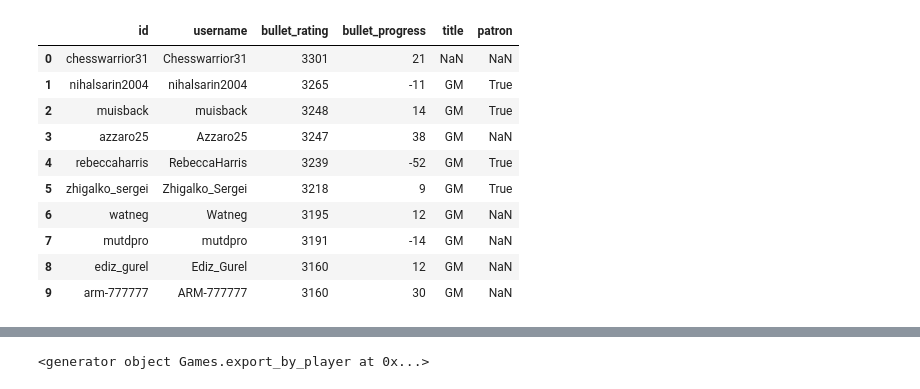
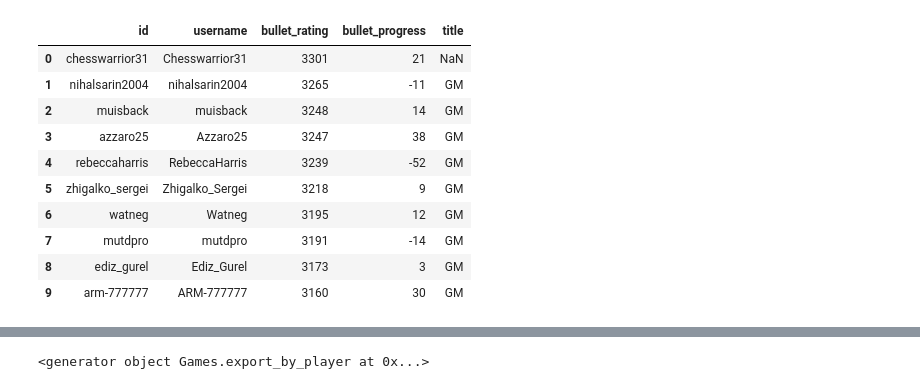
Before and after one commit to julam9/Scrapping-Lichess, a Jupyter notebook: notebook_explorer/data_process.ipynb, the cells around one changed output, grey strips where cells are left out. Cells and saved outputs as stored; diff of their text form; code cells hidden in the pictures.

```diff
--- a/notebook_explorer/data_process.ipynb
+++ b/notebook_explorer/data_process.ipynb
@@ -33,16 +18,0 @@ top10_players = client.users.get_all_top_10()
-# %%
-# top bullet
-top10_bullet = pd.json_normalize(top10_players, record_path="bullet").rename(columns={"perfs.bullet.rating" : "bullet_rating", "perfs.bullet.progress" : "bullet_progress"})
-top10_bullet
-# %% [output]
-|  | id | username | bullet_rating | bullet_progress | title | patron |
-| 0 | chesswarrior31 | Chesswarrior31 | 3301 | 21 | NaN | NaN |
-| 1 | nihalsarin2004 | nihalsarin2004 | 3265 | -11 | GM | True |
-| 2 | muisback | muisback | 3248 | 14 | GM | True |
-| 3 | azzaro25 | Azzaro25 | 3247 | 38 | GM | NaN |
-| 4 | rebeccaharris | RebeccaHarris | 3239 | -52 | GM | True |
-| 5 | zhigalko_sergei | Zhigalko_Sergei | 3218 | 9 | GM | True |
-| 6 | watneg | Watneg | 3195 | 12 | GM | NaN |
-| 7 | mutdpro | mutdpro | 3191 | -14 | GM | NaN |
-| 8 | ediz_gurel | Ediz_Gurel | 3160 | 12 | GM | NaN |
-| 9 | arm-777777 | ARM-777777 | 3160 | 30 | GM | NaN |
@@ -49,2 +35,18 @@ top10_bullet
+# %%
+# top bullet
+top10_bullet = get_top10_players("bullet")
+top10_bullet
+# %% [output]
+|  | id | username | bullet_rating | bullet_progress | title |
+| 0 | chesswarrior31 | Chesswarrior31 | 3301 | 21 | NaN |
+| 1 | nihalsarin2004 | nihalsarin2004 | 3265 | -11 | GM |
+| 2 | muisback | muisback | 3248 | 14 | GM |
+| 3 | azzaro25 | Azzaro25 | 3247 | 38 | GM |
+| 4 | rebeccaharris | RebeccaHarris | 3239 | -52 | GM |
+| 5 | zhigalko_sergei | Zhigalko_Sergei | 3218 | 9 | GM |
+| 6 | watneg | Watneg | 3195 | 12 | GM |
+| 7 | mutdpro | mutdpro | 3191 | -14 | GM |
+| 8 | ediz_gurel | Ediz_Gurel | 3173 | 3 | GM |
+| 9 | arm-777777 | ARM-777777 | 3160 | 30 | GM |
 # %%
 # top 10 blitz
```
Also changed, not shown: parts of 17 cells of this notebook.
